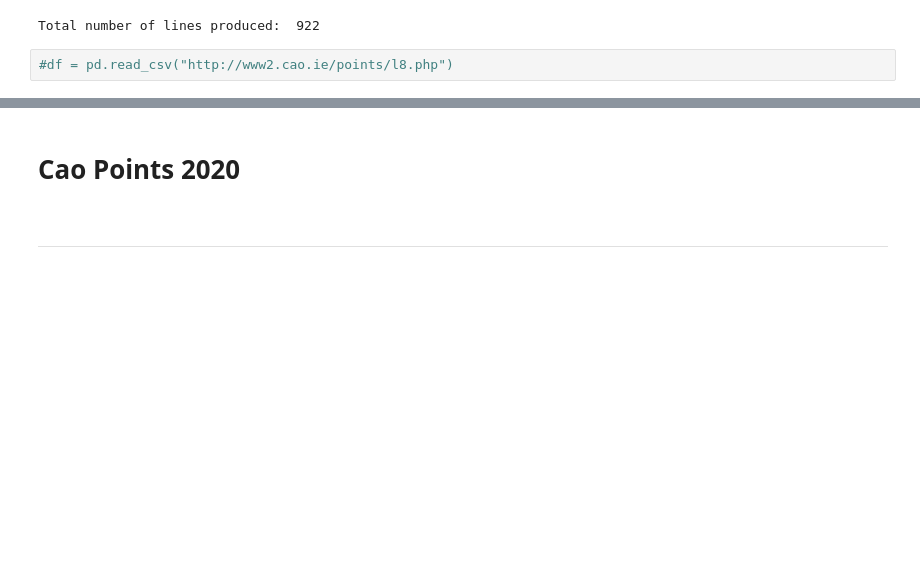
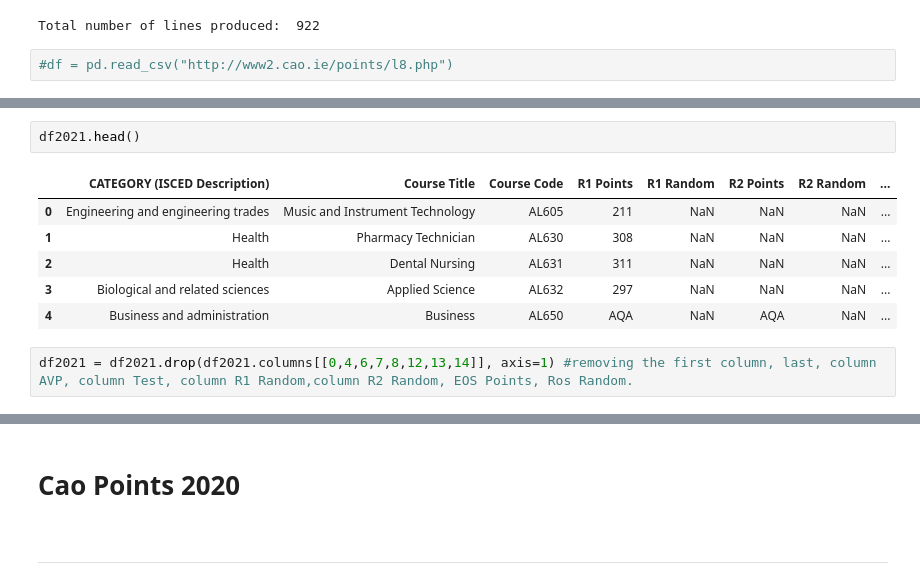
Before and after one commit to Cossie01/Fundamentals-of-Data-Analysis-Assessment, a Jupyter notebook: cao.ipynb, the cells around one changed output, grey strips where cells are left out. Drawn from its saved outputs; the diff is of its cells as text; blank space fills up the shorter version.

```diff
--- a/cao.ipynb
+++ b/cao.ipynb
@@ -92,0 +130,11 @@ Total number of lines produced:  922
+# %%
+df2021.head()
+# %% [output]
+|  | CATEGORY (ISCED Description) | Course Title | Course Code | R1 Points | R1 Random | R2 Points | R2 Random | ... |
+| 0 | Engineering and engineering trades | Music and Instrument Technology | AL605 | 211 | NaN | NaN | NaN | ... |
+| 1 | Health | Pharmacy Technician | AL630 | 308 | NaN | NaN | NaN | ... |
+| 2 | Health | Dental Nursing | AL631 | 311 | NaN | NaN | NaN | ... |
+| 3 | Biological and related sciences | Applied Science | AL632 | 297 | NaN | NaN | NaN | ... |
+| 4 | Business and administration | Business | AL650 | AQA | NaN | AQA | NaN | ... |
+# %%
+df2021 = df2021.drop(df2021.columns[[0,4,6,7,8,12,13,14]], axis=1) #removing the first column, last, column AVP, column Test, column R1 Random,column R2 Random, EOS Points, Ros Random.
```
Also changed, not shown: parts of 27 cells of this notebook, 23 other files.
